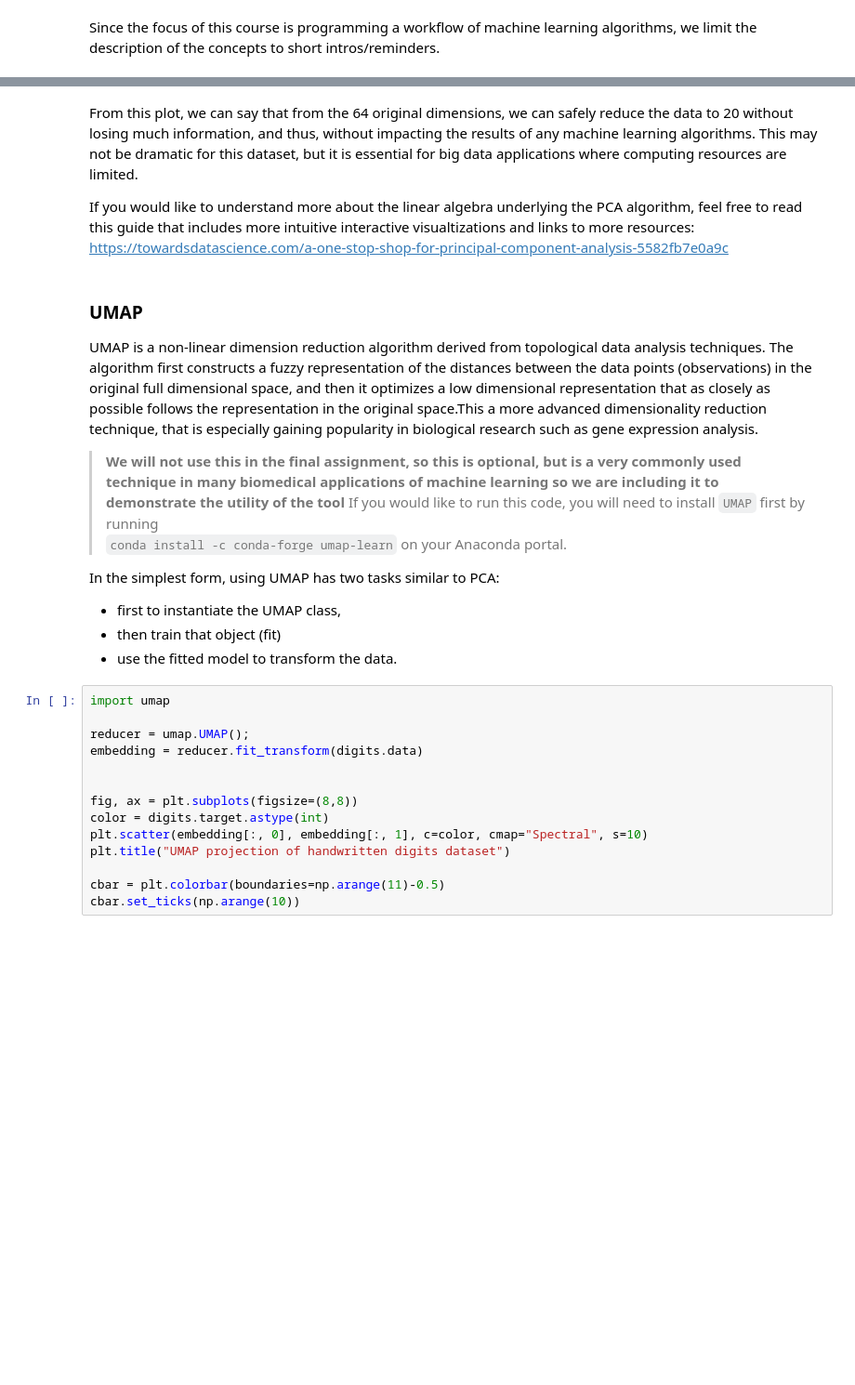
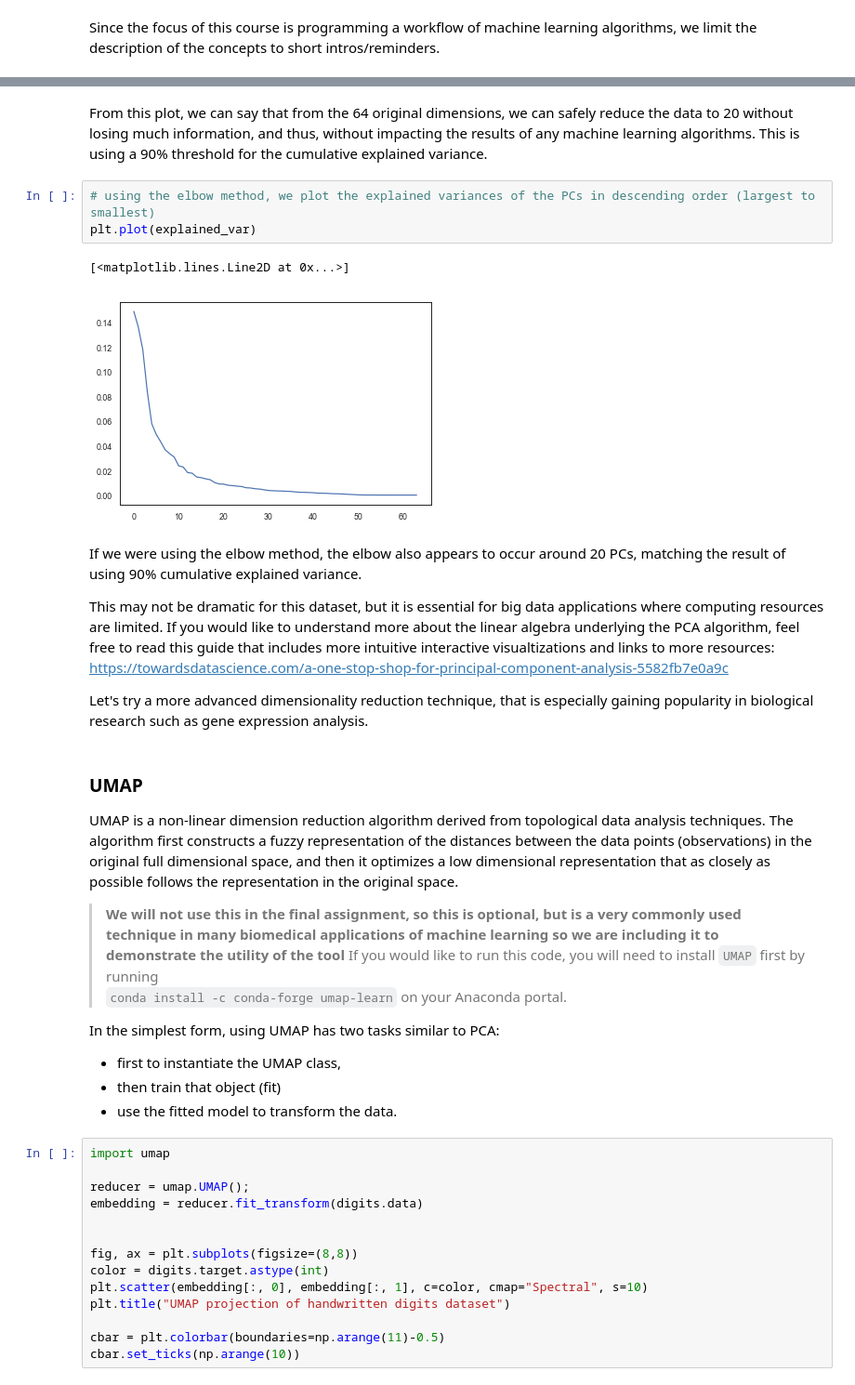
Before and after one commit to BME1478H/BME1478material, a Jupyter notebook: Lectures/week12/lesson.ipynb, the cells around one changed output, grey strips where cells are left out. Shown: that part at 93% size. Saved outputs shown, nothing was run; the diff lists cells and outputs as text; blank space fills up the shorter version.

```diff
--- a/Lectures/week12/lesson.ipynb
+++ b/Lectures/week12/lesson.ipynb
@@ -286,11 +310,22 @@ plt.axhline(y=0.9, linestyle='--');
+# %% [markdown]
+From this plot, we can say that from the 64 original dimensions, we can safely reduce the data to 20 without losing much information, and thus, without impacting the results of any machine learning algorithms. This is using a 90% threshold for the cumulative explained variance.
+# %%
+# using the elbow method, we plot the explained variances of the PCs in descending order (largest to smallest)
+plt.plot(explained_var)
+# %% [output]
+[<matplotlib.lines.Line2D at 0x...>]
+[figure, added]
 # %% [markdown]
-From this plot, we can say that from the 64 original dimensions, we can safely reduce the data to 20 without losing much information, and thus, without impacting the results of any machine learning algorithms. This may not be dramatic for this dataset, but it is essential for big data applications where computing resources are limited.
 
-If you would like to understand more about the linear algebra underlying the PCA algorithm, feel free to read this guide that includes more intuitive interactive visualtizations and links to more resources: https://towardsdatascience.com/a-one-stop-shop-for-principal-component-analysis-5582fb7e0a9c
+If we were using the elbow method, the elbow also appears to occur around 20 PCs, matching the result of using 90% cumulative explained variance.
+
+This may not be dramatic for this dataset, but it is essential for big data applications where computing resources are limited. If you would like to understand more about the linear algebra underlying the PCA algorithm, feel free to read this guide that includes more intuitive interactive visualtizations and links to more resources: https://towardsdatascience.com/a-one-stop-shop-for-principal-component-analysis-5582fb7e0a9c
+
+Let's try a more advanced dimensionality reduction technique, that is especially gaining popularity in biological research such as gene expression analysis.
 # %% [markdown]
 ### UMAP
 
-UMAP is a non-linear dimension reduction algorithm derived from topological data analysis techniques. The algorithm first constructs a fuzzy representation of the distances between the data points (observations) in the original full dimensional space, and then it optimizes a low dimensional representation that as closely as possible follows the representation in the original space.This a more advanced dimensionality reduction technique, that is especially gaining popularity in biological research such as gene expression analysis.
+UMAP is a non-linear dimension reduction algorithm derived from topological data analysis techniques. The algorithm first constructs a fuzzy representation of the distances between the data points (observations) in the original full dimensional space, and then it optimizes a low dimensional representation that as closely as possible follows the representation in the original space.
 
 > **We will not use this in the final assignment, so this is optional, but is a very commonly used technique in many biomedical applications of machine learning so we are including it to demonstrate the utility of the tool**
 If you would like to run this code, you will need to install `UMAP` first by running
```
Also changed, not shown: parts of 22 cells of this notebook.
